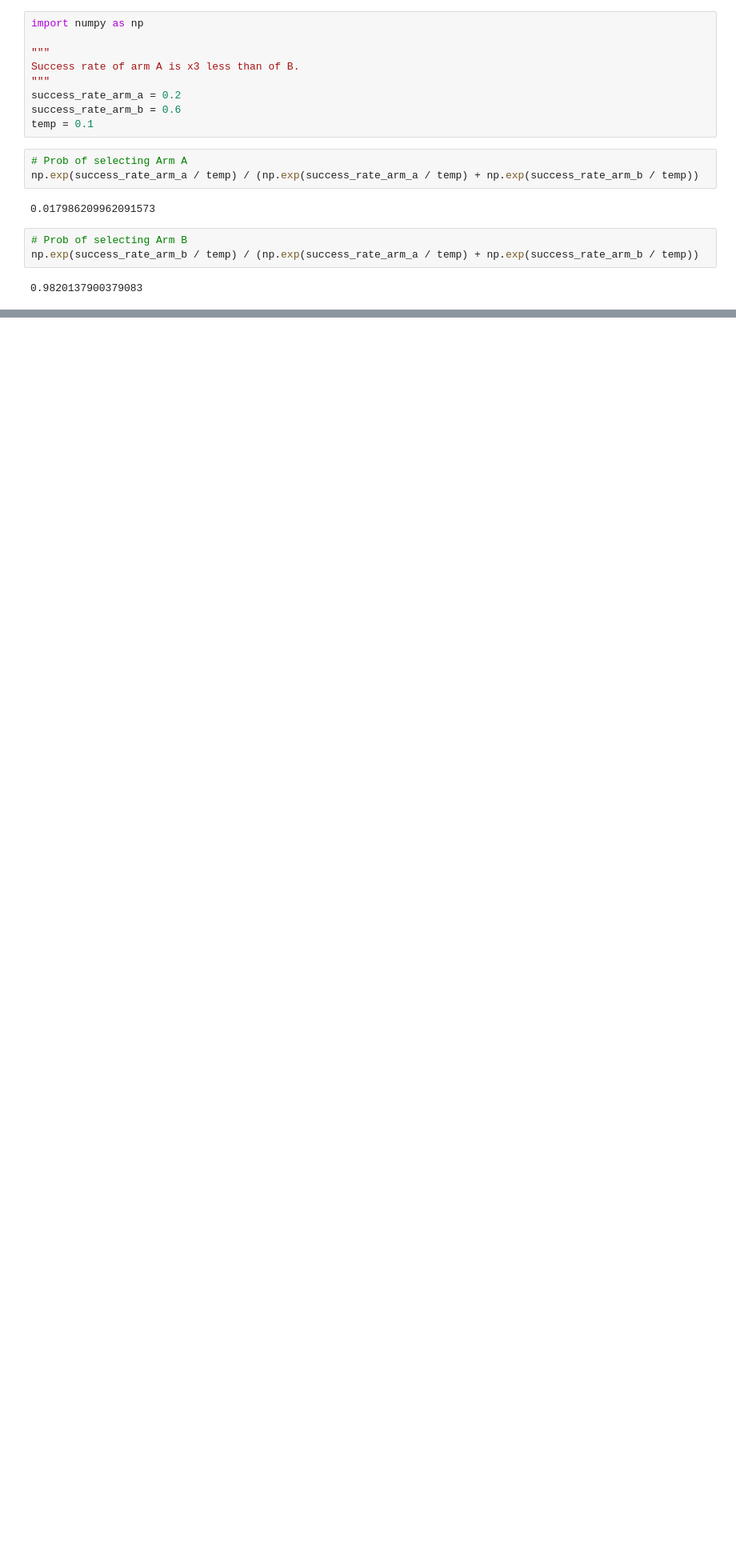
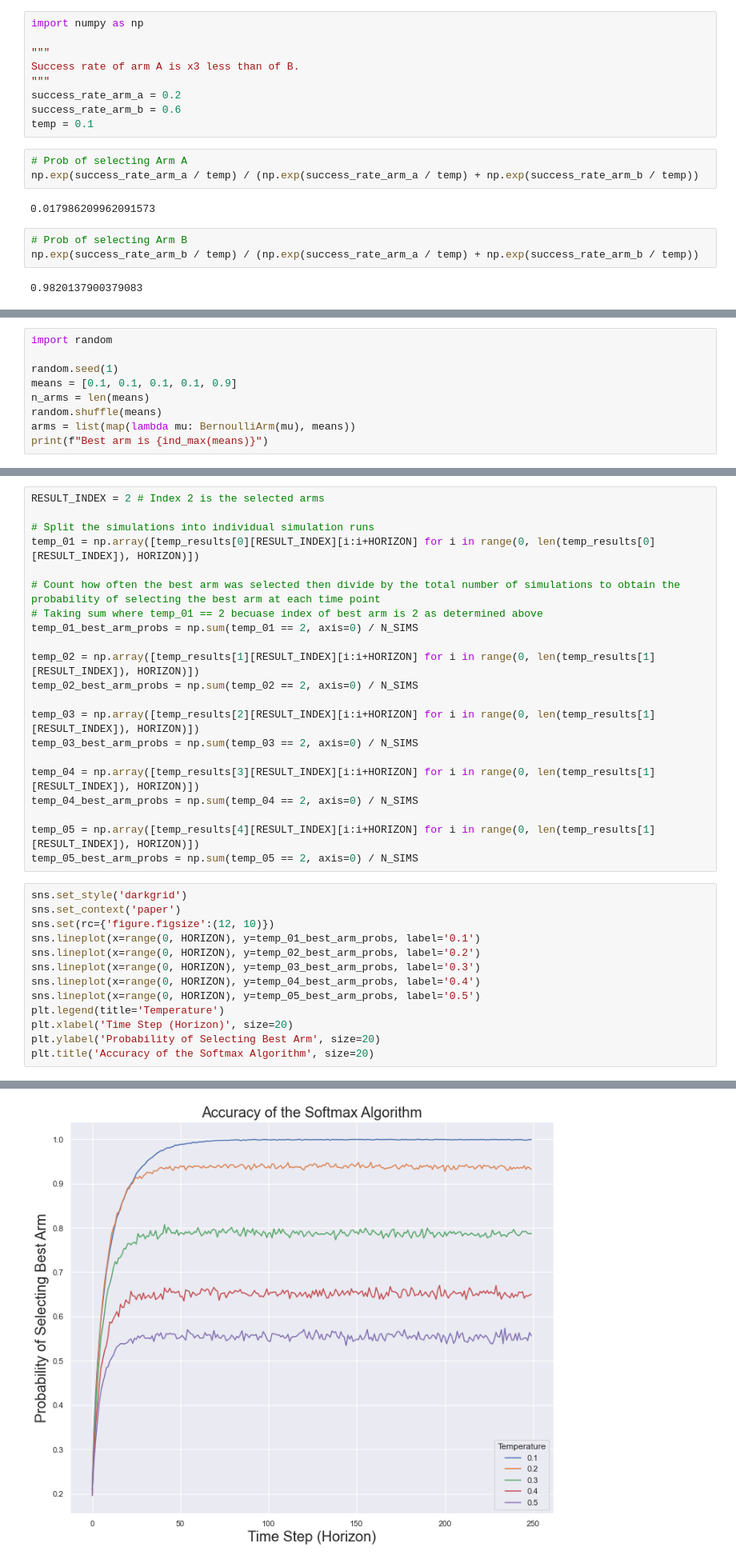
Before and after one commit to harpalsahota/datascience-knowledge-base, a Jupyter notebook: ab_testing/bandit_algorithms/web_optimisation/05_softmax_algorithm.ipynb, the cells around one changed output, grey strips where cells are left out. Shown at 80% size. Cells and saved outputs as stored; diff of their text form; blank space fills up the shorter version.

```diff
--- a/ab_testing/bandit_algorithms/web_optimisation/05_softmax_algorithm.ipynb
+++ b/ab_testing/bandit_algorithms/web_optimisation/05_softmax_algorithm.ipynb
@@ -67,0 +167,9 @@ np.exp(success_rate_arm_b / temp) / (np.exp(success_rate_arm_a / temp) + np.exp(
+# %%
+import random
+
+random.seed(1)
+means = [0.1, 0.1, 0.1, 0.1, 0.9]
+n_arms = len(means)
+random.shuffle(means)
+arms = list(map(lambda mu: BernoulliArm(mu), means))
+print(f"Best arm is {ind_max(means)}")
@@ -67,0 +204,35 @@ np.exp(success_rate_arm_b / temp) / (np.exp(success_rate_arm_a / temp) + np.exp(
+# %%
+RESULT_INDEX = 2 # Index 2 is the selected arms
+
+# Split the simulations into individual simulation runs
+temp_01 = np.array([temp_results[0][RESULT_INDEX][i:i+HORIZON] for i in range(0, len(temp_results[0][RESULT_INDEX]), HORIZON)])
+
+# Count how often the best arm was selected then divide by the total number of simulations to obtain the probability of selecting the best arm at each time point
+# Taking sum where temp_01 == 2 becuase index of best arm is 2 as determined above
+temp_01_best_arm_probs = np.sum(temp_01 == 2, axis=0) / N_SIMS
+
+temp_02 = np.array([temp_results[1][RESULT_INDEX][i:i+HORIZON] for i in range(0, len(temp_results[1][RESULT_INDEX]), HORIZON)])
+temp_02_best_arm_probs = np.sum(temp_02 == 2, axis=0) / N_SIMS
+
+temp_03 = np.array([temp_results[2][RESULT_INDEX][i:i+HORIZON] for i in range(0, len(temp_results[1][RESULT_INDEX]), HORIZON)])
+temp_03_best_arm_probs = np.sum(temp_03 == 2, axis=0) / N_SIMS
+
+temp_04 = np.array([temp_results[3][RESULT_INDEX][i:i+HORIZON] for i in range(0, len(temp_results[1][RESULT_INDEX]), HORIZON)])
+temp_04_best_arm_probs = np.sum(temp_04 == 2, axis=0) / N_SIMS
+
+temp_05 = np.array([temp_results[4][RESULT_INDEX][i:i+HORIZON] for i in range(0, len(temp_results[1][RESULT_INDEX]), HORIZON)])
+temp_05_best_arm_probs = np.sum(temp_05 == 2, axis=0) / N_SIMS
+# %%
+sns.set_style('darkgrid')
+sns.set_context('paper')
+sns.set(rc={'figure.figsize':(12, 10)})
+sns.lineplot(x=range(0, HORIZON), y=temp_01_best_arm_probs, label='0.1')
+sns.lineplot(x=range(0, HORIZON), y=temp_02_best_arm_probs, label='0.2')
+sns.lineplot(x=range(0, HORIZON), y=temp_03_best_arm_probs, label='0.3')
+sns.lineplot(x=range(0, HORIZON), y=temp_04_best_arm_probs, label='0.4')
+sns.lineplot(x=range(0, HORIZON), y=temp_05_best_arm_probs, label='0.5')
+plt.legend(title='Temperature')
+plt.xlabel('Time Step (Horizon)', size=20)
+plt.ylabel('Probability of Selecting Best Arm', size=20)
+plt.title('Accuracy of the Softmax Algorithm', size=20)
+# %% [output]
@@ -67,0 +240 @@ np.exp(success_rate_arm_b / temp) / (np.exp(success_rate_arm_a / temp) + np.exp(
+[figure, added]
```
Also changed, not shown: parts of 31 cells of this notebook.
